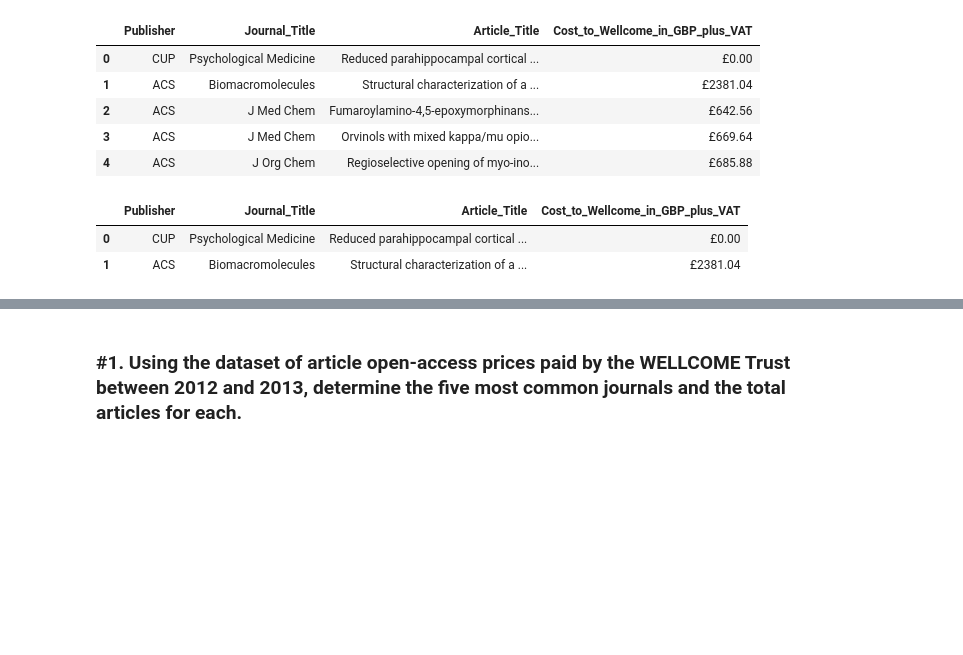
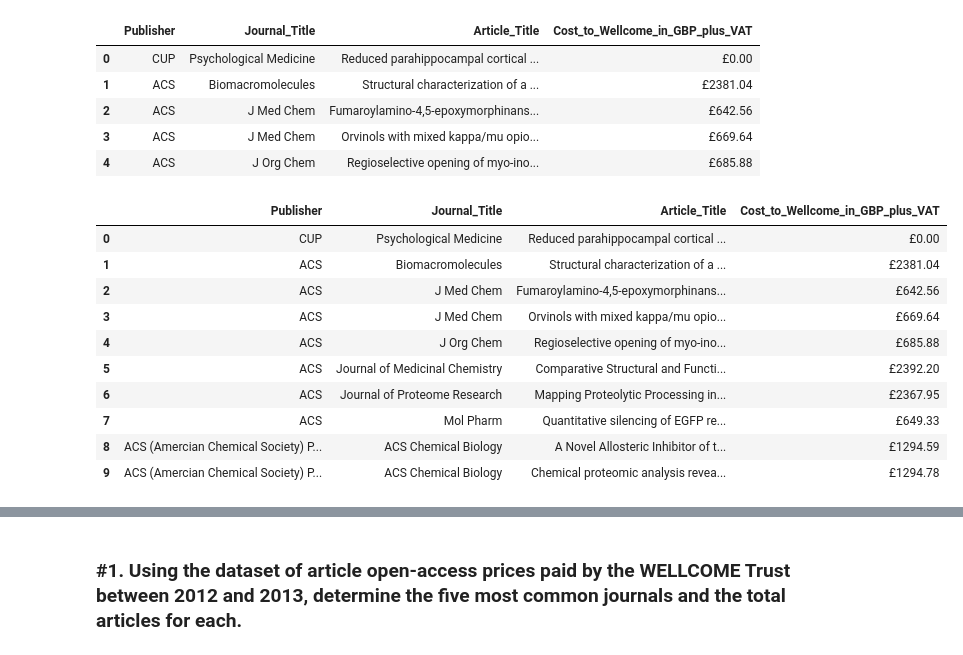
Before and after one commit to gahenton/thinkful, a Jupyter notebook: wellcome_data_cleaning_challenge.ipynb, the cells around one changed output, grey strips where cells are left out. Saved outputs shown, nothing was run; the diff lists cells and outputs as text; code cells hidden in the pictures; blank space fills up the shorter version.

```diff
--- a/wellcome_data_cleaning_challenge.ipynb
+++ b/wellcome_data_cleaning_challenge.ipynb
@@ -53,15 +53,23 @@ df.head()
 # %%
 # Remove leading and trailing whitespace
 
 df['Publisher'] = df['Publisher'].str.strip()
 df['Journal_Title'] = df['Journal_Title'].str.strip()
 df['Article_Title'] = df['Article_Title'].str.strip()
 df['Cost_to_Wellcome_in_GBP_plus_VAT'] = df['Cost_to_Wellcome_in_GBP_plus_VAT'].str.strip()
 
-df.head(2)
+df.head(10)
 # %% [output]
 |  | Publisher | Journal_Title | Article_Title | Cost_to_Wellcome_in_GBP_plus_VAT |
 | 0 | CUP | Psychological Medicine | Reduced parahippocampal cortical ... | £0.00 |
 | 1 | ACS | Biomacromolecules | Structural characterization of a ... | £2381.04 |
+| 2 | ACS | J Med Chem | Fumaroylamino-4,5-epoxymorphinans... | £642.56 |
+| 3 | ACS | J Med Chem | Orvinols with mixed kappa/mu opio... | £669.64 |
+| 4 | ACS | J Org Chem | Regioselective opening of myo-ino... | £685.88 |
+| 5 | ACS | Journal of Medicinal Chemistry | Comparative Structural and Functi... | £2392.20 |
+| 6 | ACS | Journal of Proteome Research | Mapping Proteolytic Processing in... | £2367.95 |
+| 7 | ACS | Mol Pharm | Quantitative silencing of EGFP re... | £649.33 |
+| 8 | ACS (Amercian Chemical Society) P... | ACS Chemical Biology | A Novel Allosteric Inhibitor of t... | £1294.59 |
+| 9 | ACS (Amercian Chemical Society) P... | ACS Chemical Biology | Chemical proteomic analysis revea... | £1294.78 |
 # %%
 # Replace variations of Publisher and Journal Titles with unique standardized spellings.
```
Also changed, not shown: parts of 20 cells of this notebook.
